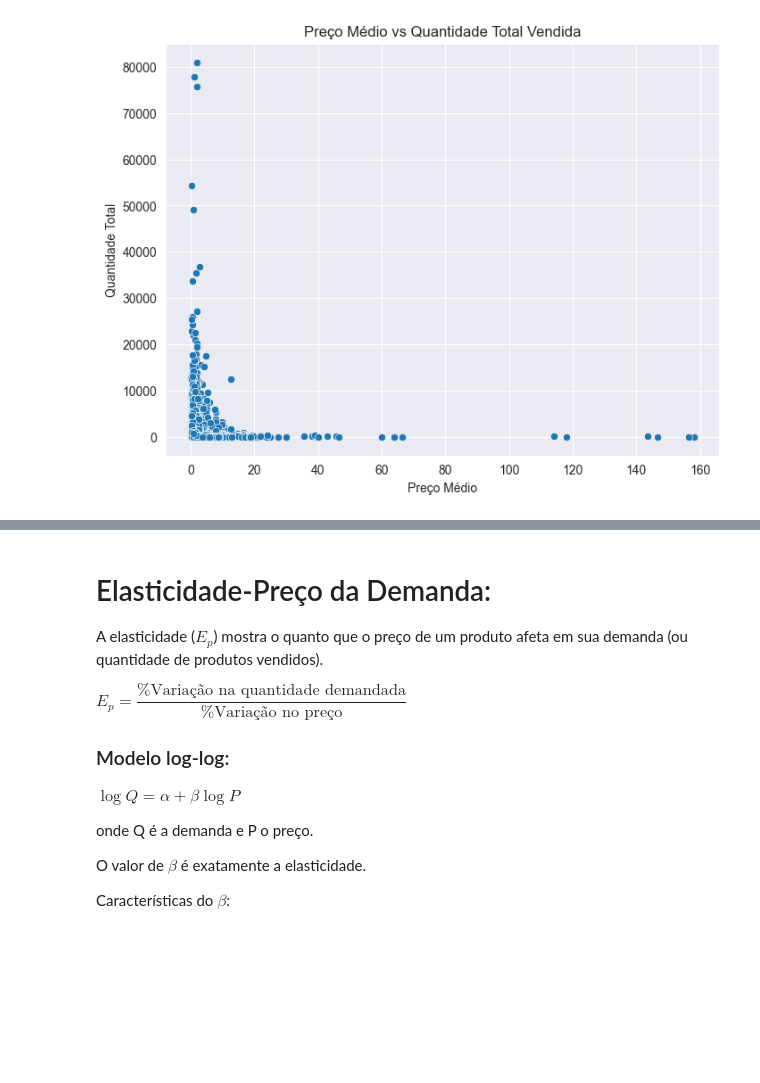
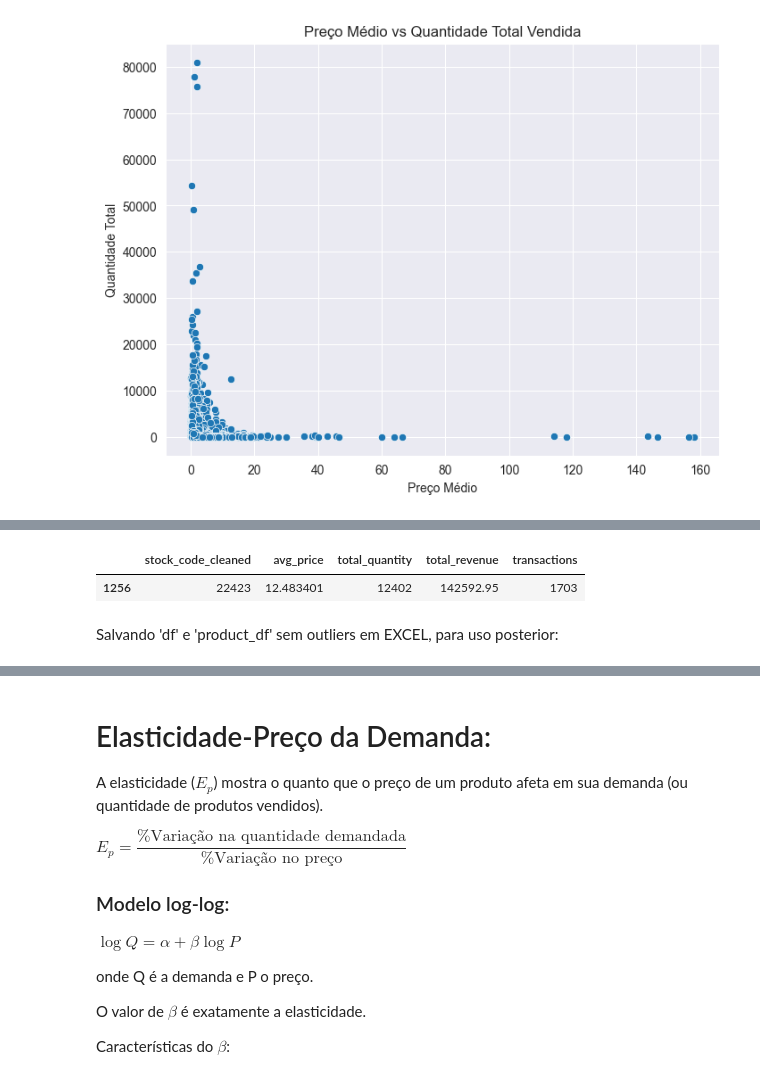
Before and after one commit to PhysicTeacherCode/Pricing, a Jupyter notebook: notebooks/2_pricing_sensitivity.ipynb, the cells around one changed output, grey strips where cells are left out. Saved outputs shown, nothing was run; the diff lists cells and outputs as text; code cells hidden in the pictures; blank space fills up the shorter version.

```diff
--- a/notebooks/2_pricing_sensitivity.ipynb
+++ b/notebooks/2_pricing_sensitivity.ipynb
@@ -83,0 +104,5 @@ plt.show()
+# %%
+product_df[(product_df["avg_price"]>10) & (product_df["total_quantity"]>10000)].head()
+# %% [output]
+|  | stock_code_cleaned | avg_price | total_quantity | total_revenue | transactions |
+| 1256 | 22423 | 12.483401 | 12402 | 142592.95 | 1703 |
@@ -83,0 +127,2 @@ plt.show()
+# %% [markdown]
+Salvando 'df' e 'product_df' sem outliers em EXCEL, para uso posterior:
```
Also changed, not shown: parts of 13 cells of this notebook, 3 other files.
